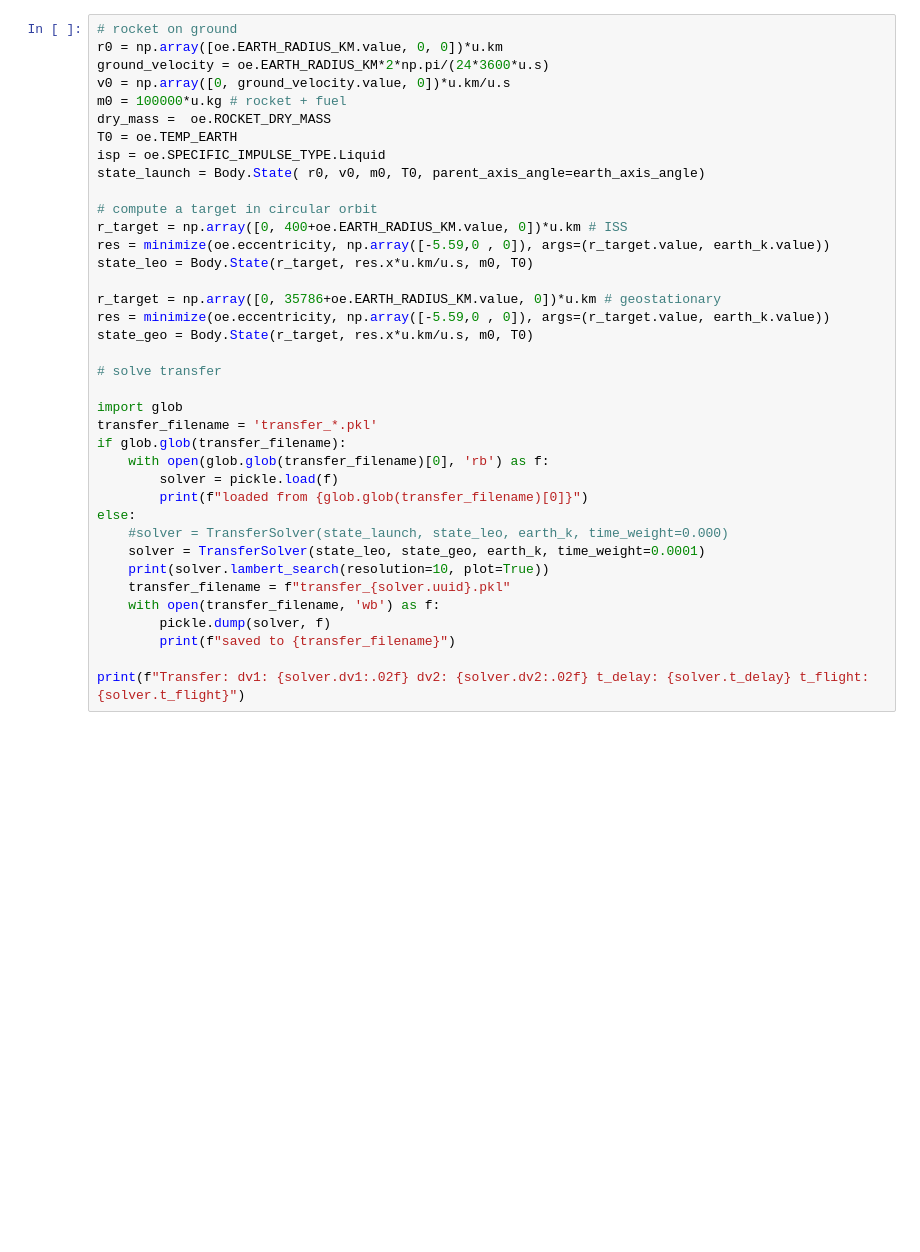
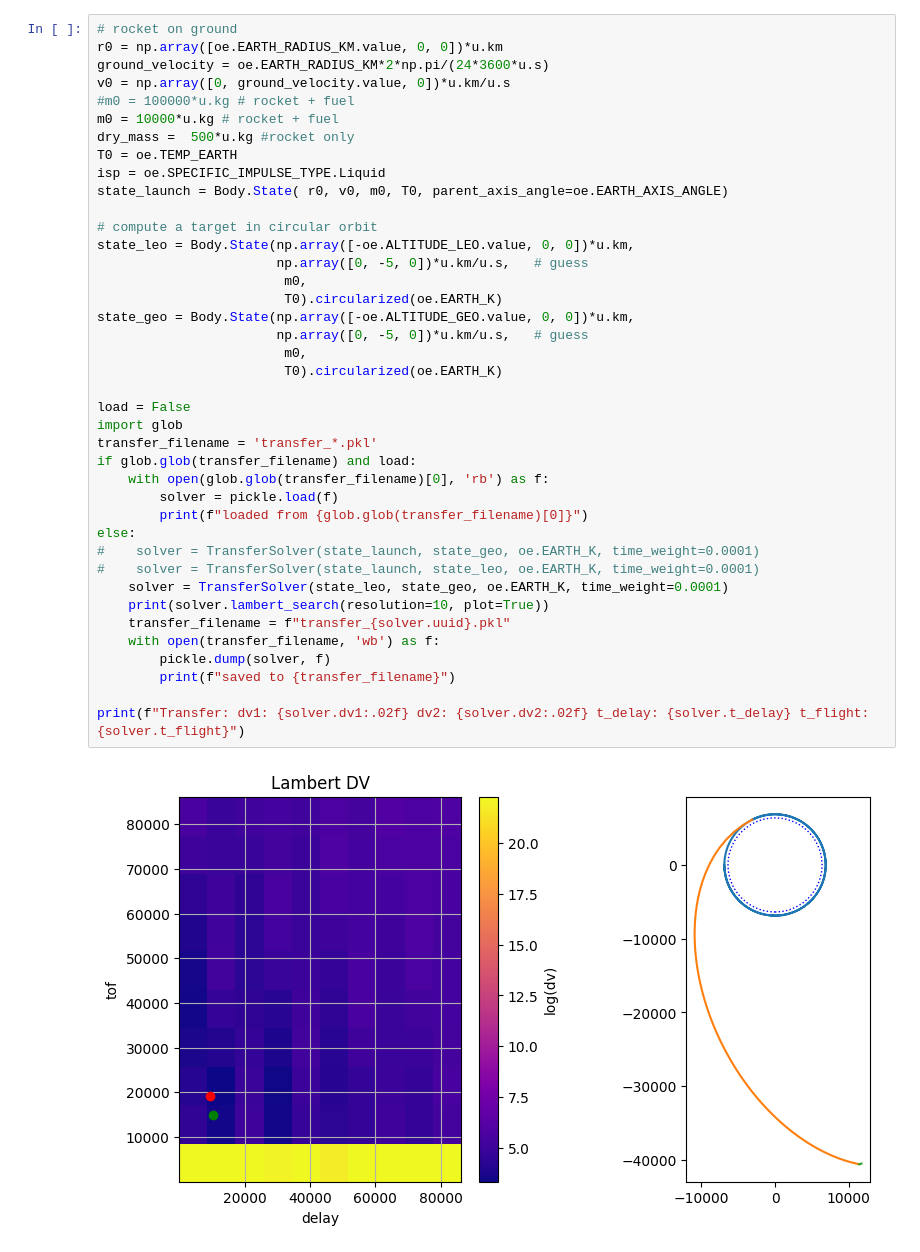
Before and after one commit to jcl5m1/Gather, a Jupyter notebook: python/playground.ipynb, the cells around one changed output. Saved outputs shown, nothing was run; the diff lists cells and outputs as text; blank space fills up the shorter version.

```diff
--- a/python/playground.ipynb
+++ b/python/playground.ipynb
@@ -410,39 +16,42 @@ class ThrustManeuver:
 # %%
 # rocket on ground
 r0 = np.array([oe.EARTH_RADIUS_KM.value, 0, 0])*u.km
 ground_velocity = oe.EARTH_RADIUS_KM*2*np.pi/(24*3600*u.s)
 v0 = np.array([0, ground_velocity.value, 0])*u.km/u.s
-m0 = 100000*u.kg # rocket + fuel
-dry_mass =  oe.ROCKET_DRY_MASS
+#m0 = 100000*u.kg # rocket + fuel
+m0 = 10000*u.kg # rocket + fuel
+dry_mass =  500*u.kg #rocket only
 T0 = oe.TEMP_EARTH
 isp = oe.SPECIFIC_IMPULSE_TYPE.Liquid
-state_launch = Body.State( r0, v0, m0, T0, parent_axis_angle=earth_axis_angle)
+state_launch = Body.State( r0, v0, m0, T0, parent_axis_angle=oe.EARTH_AXIS_ANGLE)
 
 # compute a target in circular orbit
-r_target = np.array([0, 400+oe.EARTH_RADIUS_KM.value, 0])*u.km # ISS
-res = minimize(oe.eccentricity, np.array([-5.59,0 , 0]), args=(r_target.value, earth_k.value))
-state_leo = Body.State(r_target, res.x*u.km/u.s, m0, T0)
+state_leo = Body.State(np.array([-oe.ALTITUDE_LEO.value, 0, 0])*u.km,
+                       np.array([0, -5, 0])*u.km/u.s,   # guess
+                        m0,
+                        T0).circularized(oe.EARTH_K)
+state_geo = Body.State(np.array([-oe.ALTITUDE_GEO.value, 0, 0])*u.km,
+                       np.array([0, -5, 0])*u.km/u.s,   # guess
+                        m0,
+                        T0).circularized(oe.EARTH_K)
 
-r_target = np.array([0, 35786+oe.EARTH_RADIUS_KM.value, 0])*u.km # geostationary
-res = minimize(oe.eccentricity, np.array([-5.59,0 , 0]), args=(r_target.value, earth_k.value))
-state_geo = Body.State(r_target, res.x*u.km/u.s, m0, T0)
-
-# solve transfer
-
+load = False
 import glob
 transfer_filename = 'transfer_*.pkl'
-if glob.glob(transfer_filename):
+if glob.glob(transfer_filename) and load:
     with open(glob.glob(transfer_filename)[0], 'rb') as f:
         solver = pickle.load(f)
         print(f"loaded from {glob.glob(transfer_filename)[0]}")
 else:
-    #solver = TransferSolver(state_launch, state_leo, earth_k, time_weight=0.000)
-    solver = TransferSolver(state_leo, state_geo, earth_k, time_weight=0.0001)
+#    solver = TransferSolver(state_launch, state_geo, oe.EARTH_K, time_weight=0.0001)
+#    solver = TransferSolver(state_launch, state_leo, oe.EARTH_K, time_weight=0.0001)
+    solver = TransferSolver(state_leo, state_geo, oe.EARTH_K, time_weight=0.0001)
     print(solver.lambert_search(resolution=10, plot=True))
     transfer_filename = f"transfer_{solver.uuid}.pkl"
     with open(transfer_filename, 'wb') as f:
         pickle.dump(solver, f)
         print(f"saved to {transfer_filename}")
 
 print(f"Transfer: dv1: {solver.dv1:.02f} dv2: {solver.dv2:.02f} t_delay: {solver.t_delay} t_flight: {solver.t_flight}")
 # %% [output]
+[figure, added]
```
Also changed, not shown: parts of 6 cells of this notebook, 9 other files.
